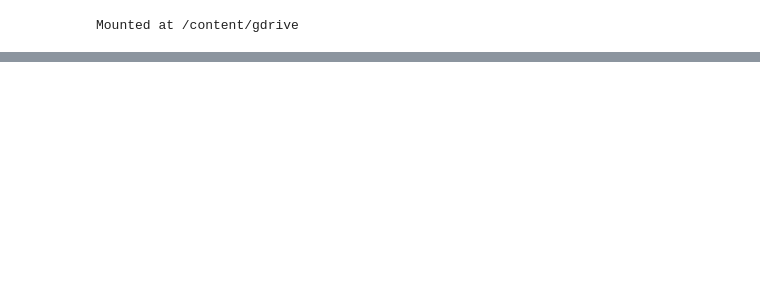
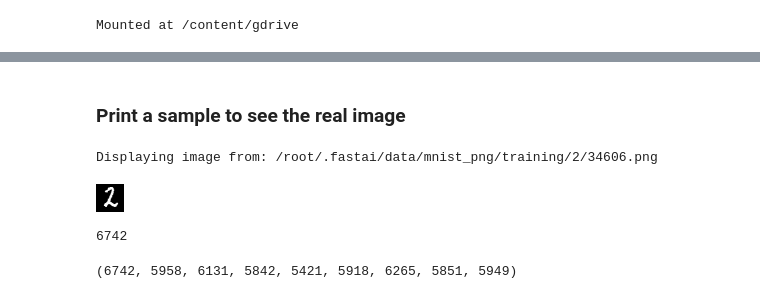
Before and after one commit to czlee0223/FullMnist, a Jupyter notebook: My_Personal_Mnist_Project.ipynb, the cells around one changed output, grey strips where cells are left out. Drawn from its saved outputs; the diff is of its cells as text; code cells hidden in the pictures; blank space fills up the shorter version.

```diff
--- a/My_Personal_Mnist_Project.ipynb
+++ b/My_Personal_Mnist_Project.ipynb
@@ -10,3 +13,6 @@ Mounted at /content/gdrive
 # %%
 #hide
 from fastbook import *
+path = untar_data(URLs.MNIST)
+#hide
+Path.BASE_PATH = path
@@ -13,2 +20,0 @@ from fastbook import *
-# %%
-path = untar_data(URLs.MNIST_SAMPLE)
@@ -19,0 +29,42 @@ Path.BASE_PATH = path
+# %% [markdown]
+### Print a sample to see the real image
+# %%
+from PIL import Image
+from IPython.display import display
+
+# Assuming path is already defined and points to your MNIST dataset
+# (path/'training').ls() will give you a list of directories for each digit
+# Let's choose the directory for digit '2' as an example
+digit_2_path = path/'training'/'2'
+
+# List the files within the digit '2' directory
+image_files = digit_2_path.ls()
+
+# Choose the first image file (assuming there's at least one)
+if image_files:
+    first_image_path = image_files[0]
+
+    # Open the image using Pillow
+    img = Image.open(first_image_path)
+
+    # Display the image in the notebook output
+    print(f"Displaying image from: {first_image_path}")
+    display(img)
+else:
+    print("No image files found in the directory.")
+# %% [output]
+Displaying image from: /root/.fastai/data/mnist_png/training/2/34606.png
+[figure, added]
+# %%
+ones = (path/'training'/'1').ls().sorted()
+twos = (path/'training'/'2').ls().sorted()
+threes = (path/'training'/'3').ls().sorted()
+fours = (path/'training'/'4').ls().sorted()
+fives = (path/'training'/'5').ls().sorted()
+sixes = (path/'training'/'6').ls().sorted()
+sevens = (path/'training'/'7').ls().sorted()
+eights = (path/'training'/'8').ls().sorted()
+nines = (path/'training'/'9').ls().sorted()
+len(ones)
+# %% [output]
+6742
@@ -19,0 +81,4 @@ Path.BASE_PATH = path
+# %%
+len(one_tensors),len(two_tensors),len(three_tensors),len(four_tensors),len(five_tensors),len(six_tensors),len(seven_tensors),len(eight_tensors),len(nine_tensors)
+# %% [output]
+(6742, 5958, 6131, 5842, 5421, 5918, 6265, 5851, 5949)
```
Also changed, not shown: parts of 18 cells of this notebook.
